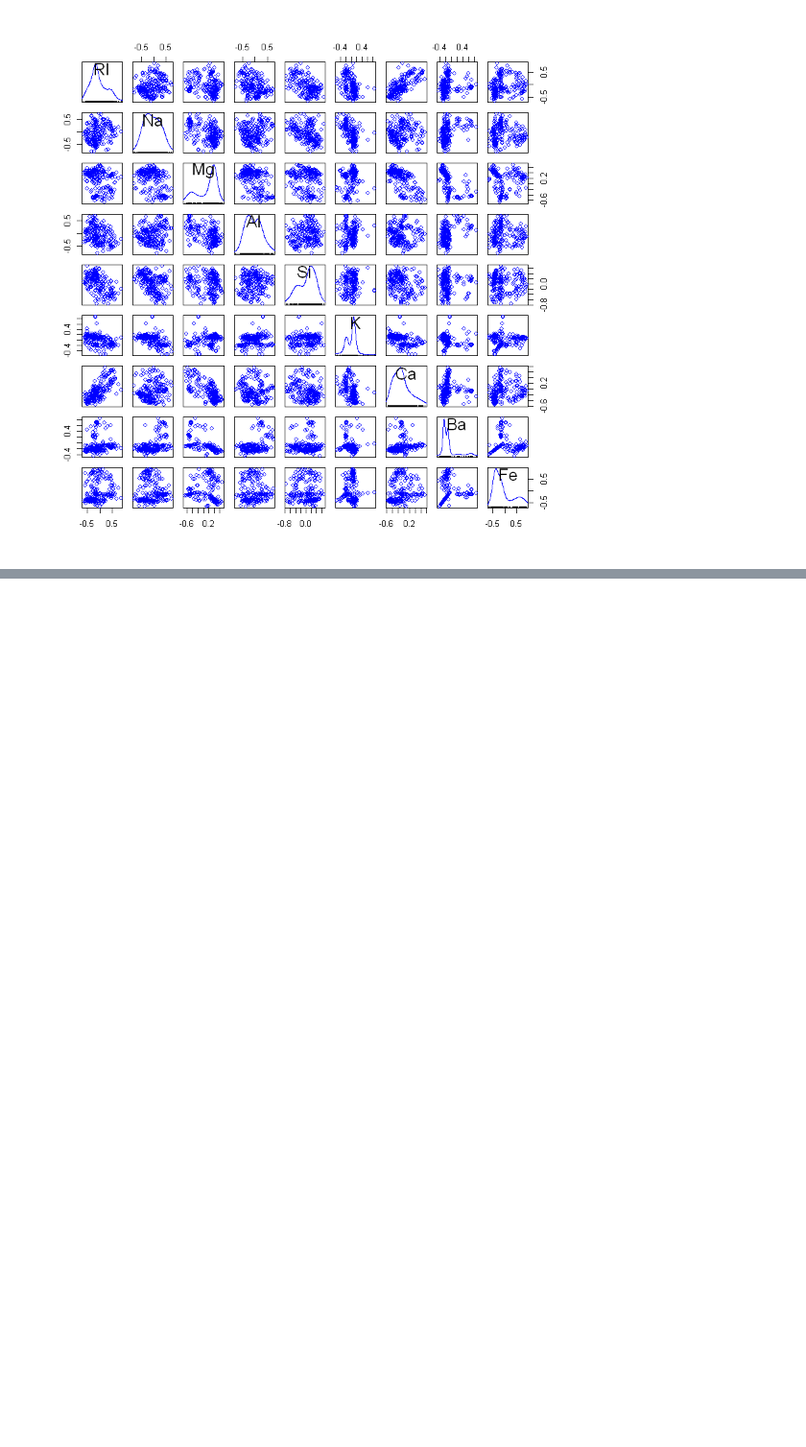
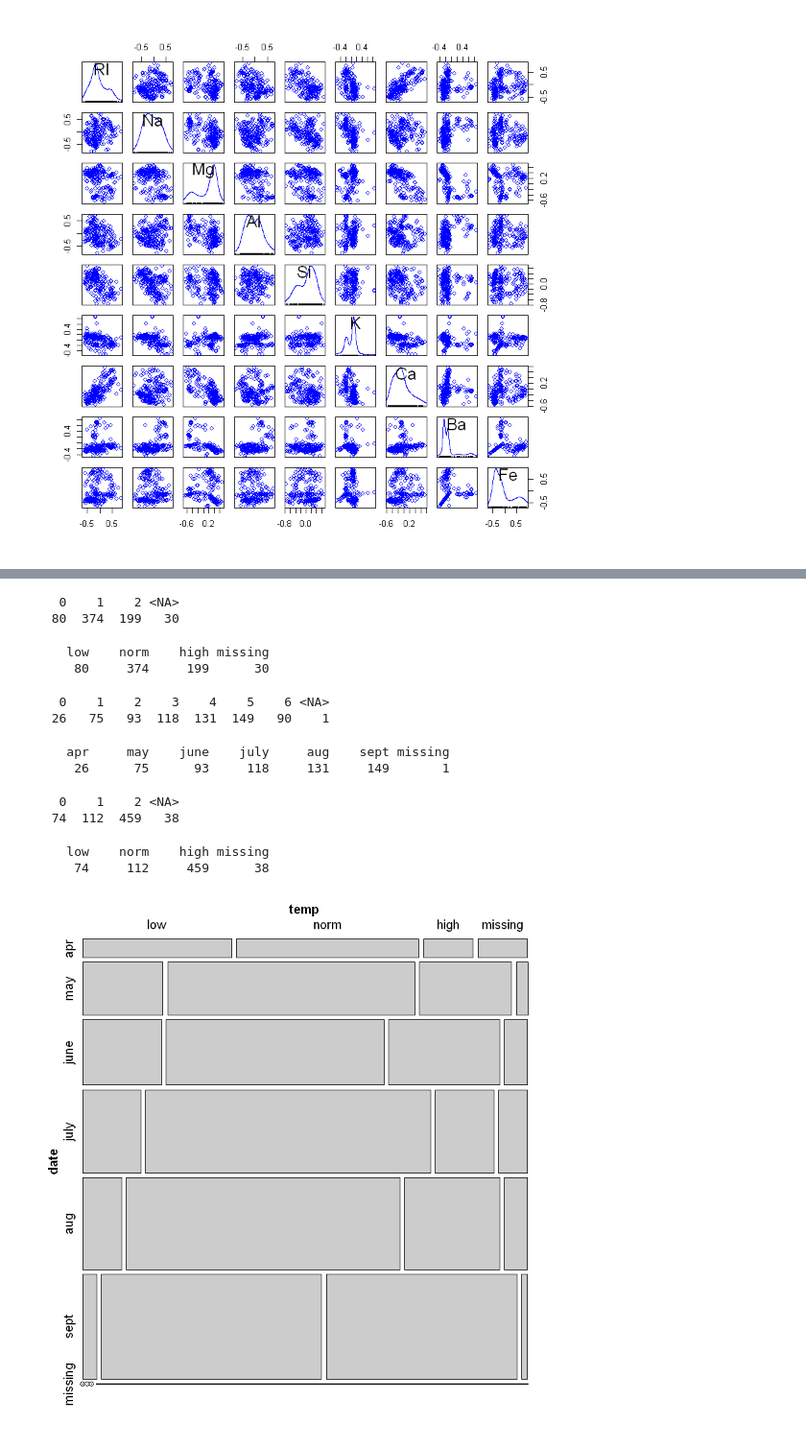
Before and after one commit to Randallzoeng/BookClub, a Jupyter notebook: AppliedPredictiveModeling/Chap. 3 Exercises.ipynb, the cells around one changed output, grey strips where cells are left out. Shown at 96% size. Cells and saved outputs as stored; diff of their text form; code cells hidden in the pictures; blank space fills up the shorter version.

```diff
--- a/AppliedPredictiveModeling/Chap. 3 Exercises.ipynb
+++ b/AppliedPredictiveModeling/Chap. 3 Exercises.ipynb
@@ -89,0 +121,42 @@ spm(glass_spatial,smooth=F,regLine = F)
+# %%
+table(Soybean$temp,useNA = "always")
+#or we could recode using car
+df <- Soybean
+library(car)
+df$temp <- recode(df$temp,
+                 "0 = 'low'; 1 = 'norm'; 2 = 'high'; NA = 'missing'",
+                 levels = c("low", "norm", "high", "missing"))
+table(df$temp)
+# %% [output]
+   0    1    2 <NA>
+  80  374  199   30
+    low    norm    high missing
+     80     374     199      30
+# %%
+table(Soybean$date,useNA = "always")
+df$date <- recode(df$date,
+                         "0 ='apr';1='may';2='june';3='july';4='aug';5='sept';6='oct';NA = 'missing'",
+                         levels = c("apr", "may", "june", "july", "aug", "sept", "missing"))
+table(df$date)
+# %% [output]
+   0    1    2    3    4    5    6 <NA>
+  26   75   93  118  131  149   90    1
+    apr     may    june    july     aug    sept missing
+     26      75      93     118     131     149       1
+# %%
+table(Soybean$precip, useNA = "always")
+
+df$precip <- recode(df$precip,
+"0 = 'low'; 1 = 'norm'; 2 = 'high'; NA = 'missing'",
+levels = c("low", "norm", "high", "missing"))
+table(df$precip)
+# %% [output]
+   0    1    2 <NA>
+  74  112  459   38
+    low    norm    high missing
+     74     112     459      38
+# %%
+library(vcd)
+mosaic(~date+temp,data=df)
+# %% [output]
+[figure, added]
```
Also changed, not shown: parts of 16 cells of this notebook.
